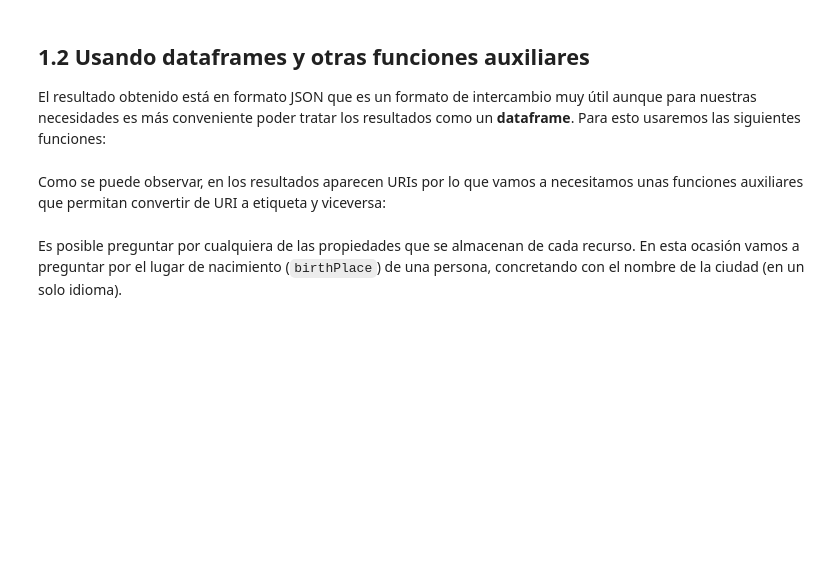
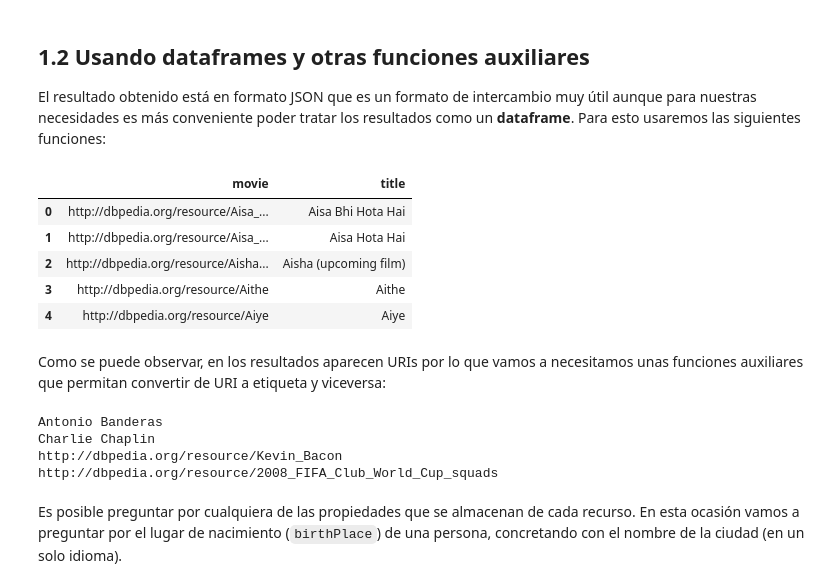
Before and after one commit to pfreezv/UOC, a Jupyter notebook: Tipología y fuentes de datos/pec 4/entrega/TyFdDd_PEC4_alan_coila_bustinza.ipynb, the cells around one changed output. Drawn from its saved outputs; the diff is of its cells as text; code cells hidden in the pictures; blank space fills up the shorter version.

```diff
--- a/Tipología y fuentes de datos/pec 4/entrega/TyFdDd_PEC4_alan_coila_bustinza.ipynb
+++ b/Tipología y fuentes de datos/pec 4/entrega/TyFdDd_PEC4_alan_coila_bustinza.ipynb
@@ -139,28 +158,35 @@ El resultado obtenido está en formato JSON que es un formato de intercambio muy
 # %%
 def json2dataframe (results):
     ''' Genera un dataframe con los resultados de una consulta SPARQL  '''
     data = []
-    for result in results[]:    # TODO: obtener resultados
+    for result in results['results']['bindings']:    # TODO: obtener resultados
         tmp = {}
         for el in result:
             tmp[el] = result[el]['value']
         data.append(tmp)
 
     df = pd.DataFrame(data)
     return df
 
 
 
 def dataframe_results(sparql, prefix, query ):
     ''' Ejecuta consulta y genera el dataframe '''
-    return json2dataframe ()  # TODO : llamar a la funcion para obtener el dataframe
+    return json2dataframe(query_sparql(sparql, prefix,  query))  # TODO : llamar a la funcion para obtener el dataframe
 
 
 df = dataframe_results(sparql, prefix, select_all_movies_query)
 df.head(5)
 
 #assert isinstance(df, pd.DataFrame) == True
 #assert len (df) == 5
+# %% [output]
+|  | movie | title |
+| 0 | http://dbpedia.org/resource/Aisa_... | Aisa Bhi Hota Hai |
+| 1 | http://dbpedia.org/resource/Aisa_... | Aisa Hota Hai |
+| 2 | http://dbpedia.org/resource/Aisha... | Aisha (upcoming film) |
+| 3 | http://dbpedia.org/resource/Aithe | Aithe |
+| 4 | http://dbpedia.org/resource/Aiye | Aiye |
 # %% [markdown]
 Como se puede observar, en los resultados aparecen URIs por lo que vamos a necesitamos unas funciones auxiliares que permitan convertir de URI a etiqueta y viceversa:
 # %%
@@ -175,14 +201,14 @@ def get_label (uri, lang = 'en'):
   query = '''
       SELECT ?label
       WHERE {
-        <%s>  . # TODO
 
-        FILTER () # TODO
+        <%s> rdfs:label ?label. # TODO
+        FILTER (lang(?label) = "%s") # TODO
       }
   ''' % (uri,lang)
 
-  df = dataframe_results()  # TODO
-  return # TODO
+  df = dataframe_results(sparql, prefix, query)  # TODO
+  return df['label'][0]  # TODO
 
 # Obtener la URI de una entidad a partir del nombre
 def get_URI ( name , lang = 'en' ):
@@ -195,18 +221,23 @@ def get_URI ( name , lang = 'en' ):
   query = '''
       SELECT ?uri
       WHERE {
-        ?uri ; # TODO: obtener la URI a partir de una etiqueta
-            a .       # TODO
+        ?uri foaf:name "%s"@%s.
       }
-  ''' % (name, lang)
 
-  df = dataframe_results()  # TODO
-  return  # TODO
+  '''%(name,lang)
+
+  df = dataframe_results(sparql, prefix, query)  # TODO
+  return df['uri'][0]  # TODO
 
 print ( get_label ( get_URI ("Antonio Banderas") ) )
 print ( get_label ('http://dbpedia.org/resource/Charlie_Chaplin'))
 print (get_URI ("Kevin Bacon"))
 print (get_URI ("Cristiano Ronaldo"))
+# %% [output]
+Antonio Banderas
+Charlie Chaplin
+http://dbpedia.org/resource/Kevin_Bacon
+http://dbpedia.org/resource/2008_FIFA_Club_World_Cup_squads
 # %% [markdown]
 Es posible preguntar por cualquiera de las propiedades que se almacenan de cada recurso. En esta ocasión vamos a preguntar por el lugar de nacimiento (`birthPlace`) de una persona, concretando con el nombre de la ciudad (en un solo idioma).
 # %%
```
Also changed, not shown: parts of 3 cells of this notebook, 1 other file.
